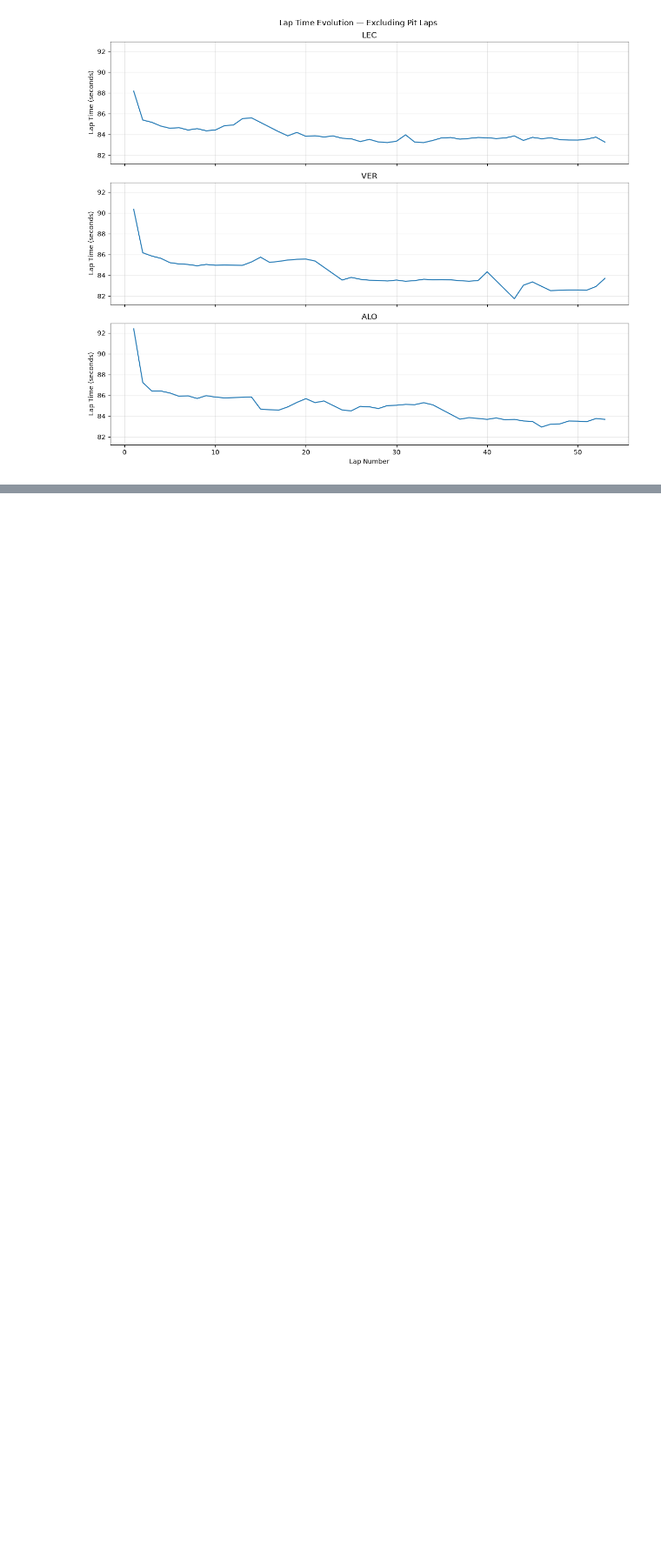
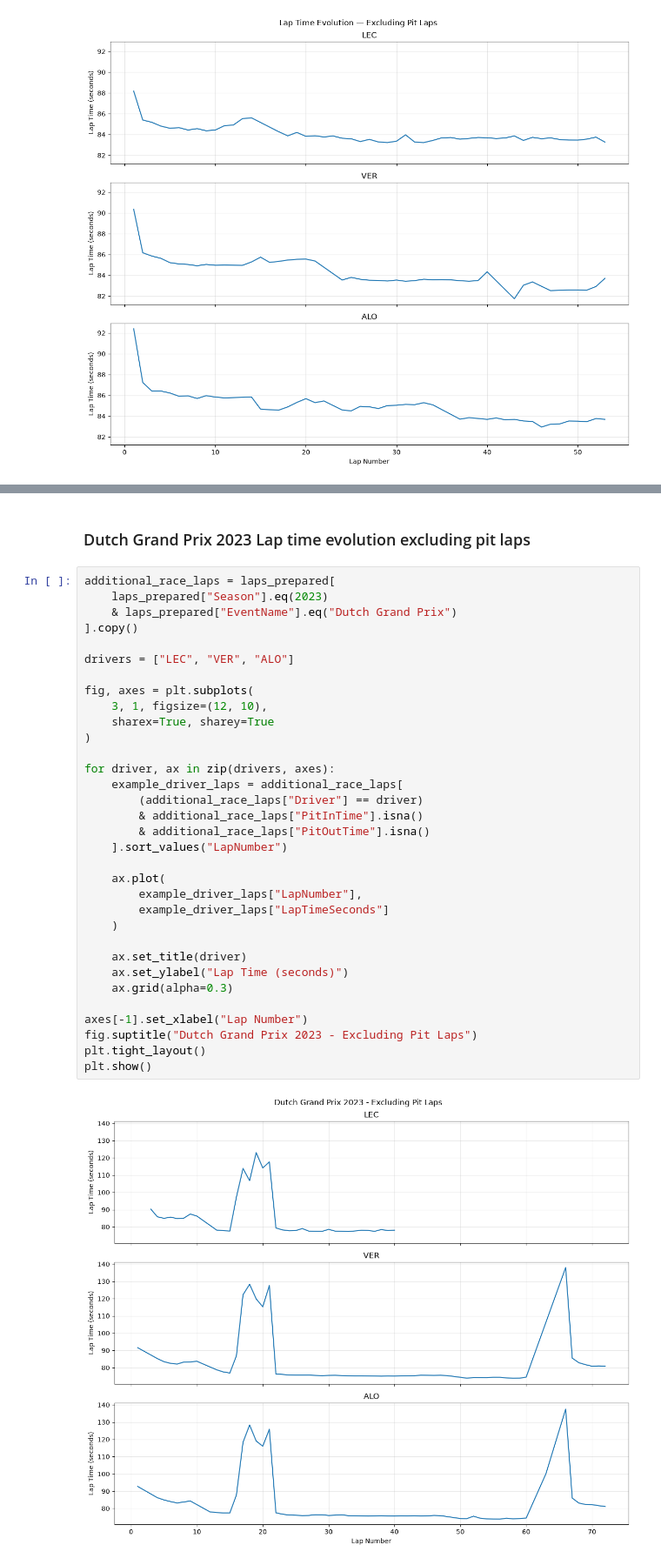
Before and after one commit to jarimbafrancisco-arch/F1-Lap-Time-Prediction, a Jupyter notebook: notebooks/02_EDA.ipynb, the cells around one changed output, grey strips where cells are left out. Shown at 87% size. Cells and saved outputs as stored; diff of their text form; blank space fills up the shorter version.

```diff
--- a/notebooks/02_EDA.ipynb
+++ b/notebooks/02_EDA.ipynb
@@ -633,0 +437,37 @@ For the three selected drivers at Monza 2024, lap times generally decreased earl
+# %% [markdown]
+### Dutch Grand Prix 2023 Lap time evolution excluding pit laps
+# %%
+additional_race_laps = laps_prepared[
+    laps_prepared["Season"].eq(2023)
+    & laps_prepared["EventName"].eq("Dutch Grand Prix")
+].copy()
+
+drivers = ["LEC", "VER", "ALO"]
+
+fig, axes = plt.subplots(
+    3, 1, figsize=(12, 10),
+    sharex=True, sharey=True
+)
+
+for driver, ax in zip(drivers, axes):
+    example_driver_laps = additional_race_laps[
+        (additional_race_laps["Driver"] == driver)
+        & additional_race_laps["PitInTime"].isna()
+        & additional_race_laps["PitOutTime"].isna()
+    ].sort_values("LapNumber")
+
+    ax.plot(
+        example_driver_laps["LapNumber"],
+        example_driver_laps["LapTimeSeconds"]
+    )
+
+    ax.set_title(driver)
+    ax.set_ylabel("Lap Time (seconds)")
+    ax.grid(alpha=0.3)
+
+axes[-1].set_xlabel("Lap Number")
+fig.suptitle("Dutch Grand Prix 2023 - Excluding Pit Laps")
+plt.tight_layout()
+plt.show()
+# %% [output]
+[figure, added]
```
Also changed, not shown: parts of 55 cells of this notebook, 8 other files.
